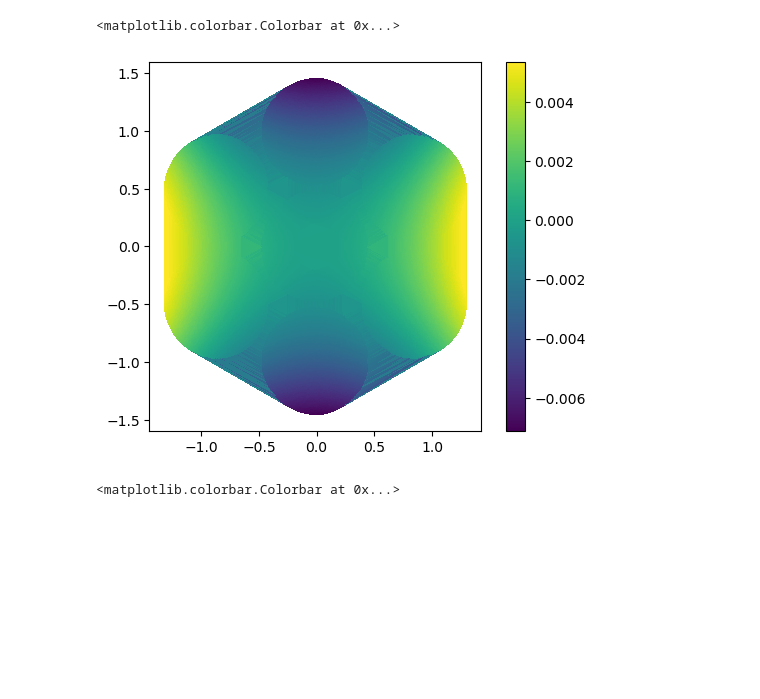
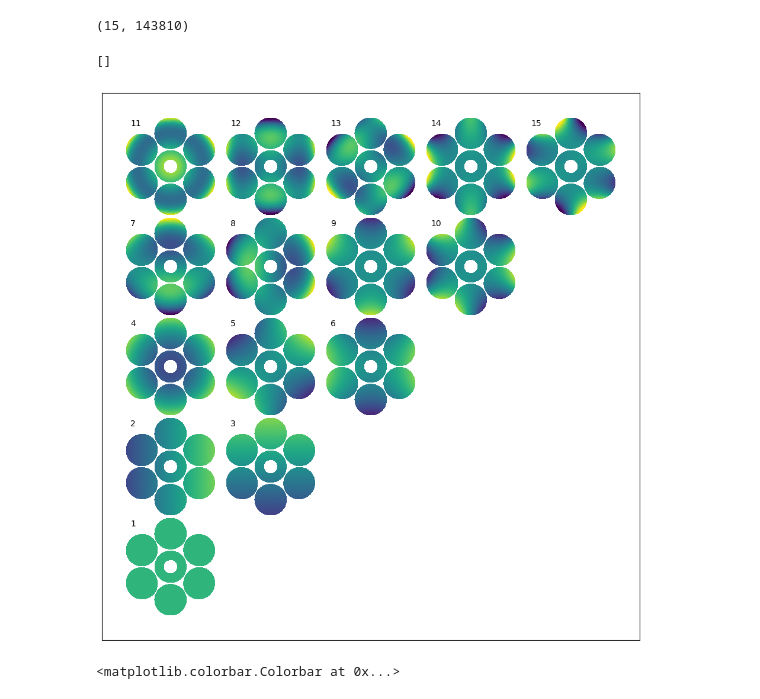
Before and after one commit to rconan/gmt-field-aberrations, a Jupyter notebook: examples/projections/projection_mirror.ipynb, the cells around one changed output. Cells and saved outputs as stored; diff of their text form; code cells hidden in the pictures; blank space fills up the shorter version.

```diff
--- a/examples/projections/projection_mirror.ipynb
+++ b/examples/projections/projection_mirror.ipynb
@@ -14,14 +14,43 @@ zernp.keys(),zernp["basis"].keys()
 xy = np.asarray(zernp["basis"]['xy'])
 modes = np.asarray(zernp["basis"]["modes"]).reshape(zernp["basis"]["n_mode"],-1)
 opd = np.asarray(zernp["opd"])
+sids = np.asarray(zernp["basis"]["sids"])
-# %%
-fig, ax =plt.subplots()
-h = ax.tripcolor(xy[:,0],xy[:,1],modes[5,:])
-ax.set_aspect("equal")
-fig.colorbar(h,ax=ax)
-# %% [output]
-<matplotlib.colorbar.Colorbar at 0x...>
-[figure, removed]
+# %%
+modes.shape
+# %% [output]
+(15, 143810)
+# %%
+fig, ax =plt.subplots(figsize=(12,12))
+vmin = np.min(modes[7,:])
+vmax = np.max(modes[7,:])
+l = 3
+k = 0
+for i in range(6):
+    for j in range(i):
+        for sid in range(1,8):
+            m = sids==sid
+            xo = j*l
+            yo = i*l
+            if sid==7:
+                x = xy[m,0]
+                y = xy[m,1]
+                #triang00 = tri.Triangulation(x,y)
+                triang = tri.Triangulation(x+xo,y+yo)
+                triang.set_mask(np.hypot(x[triang.triangles].mean(axis=1),
+                         y[triang.triangles].mean(axis=1))
+                < 0.21)
+                h = ax.tripcolor(triang,modes[k,m],vmin=vmin,vmax=vmax)
+            else:
+                h = ax.tripcolor(xy[m,0]+xo,xy[m,1]+yo,modes[k,m],vmin=vmin,vmax=vmax)
+        k+=1
+        ax.text(xo-0.8*l/2,yo+0.8*l/2,f"{k}")
+ax.set_aspect("equal")
+ax.set_xticks([])
+ax.set_yticks([])
+#fig.colorbar(h,ax=ax)
+# %% [output]
+[]
+[figure, added]
 # %%
 fig, ax =plt.subplots()
 h = ax.tripcolor(xy[:,0],xy[:,1],opd)
```
Also changed, not shown: parts of 1 cell of this notebook, 5 other files.
